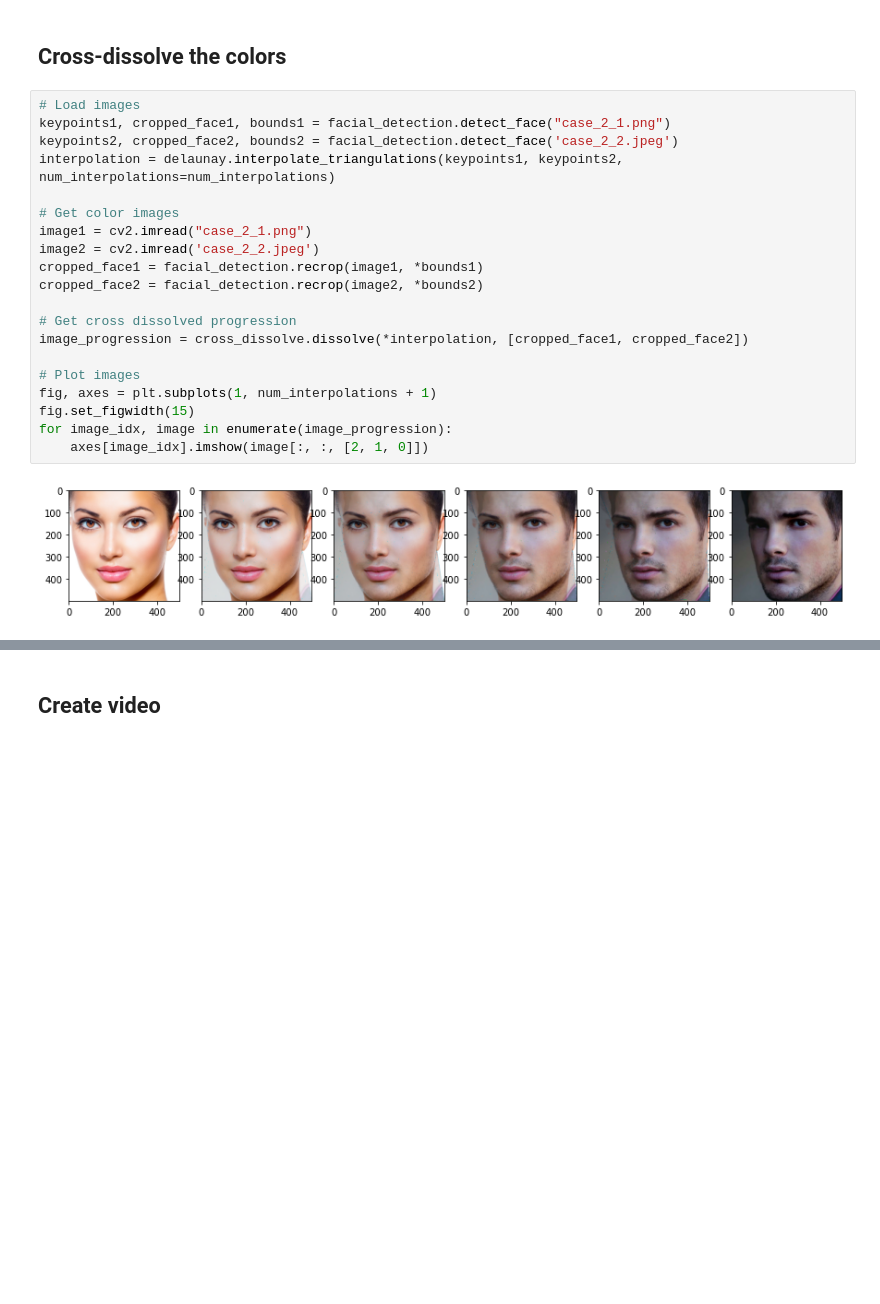
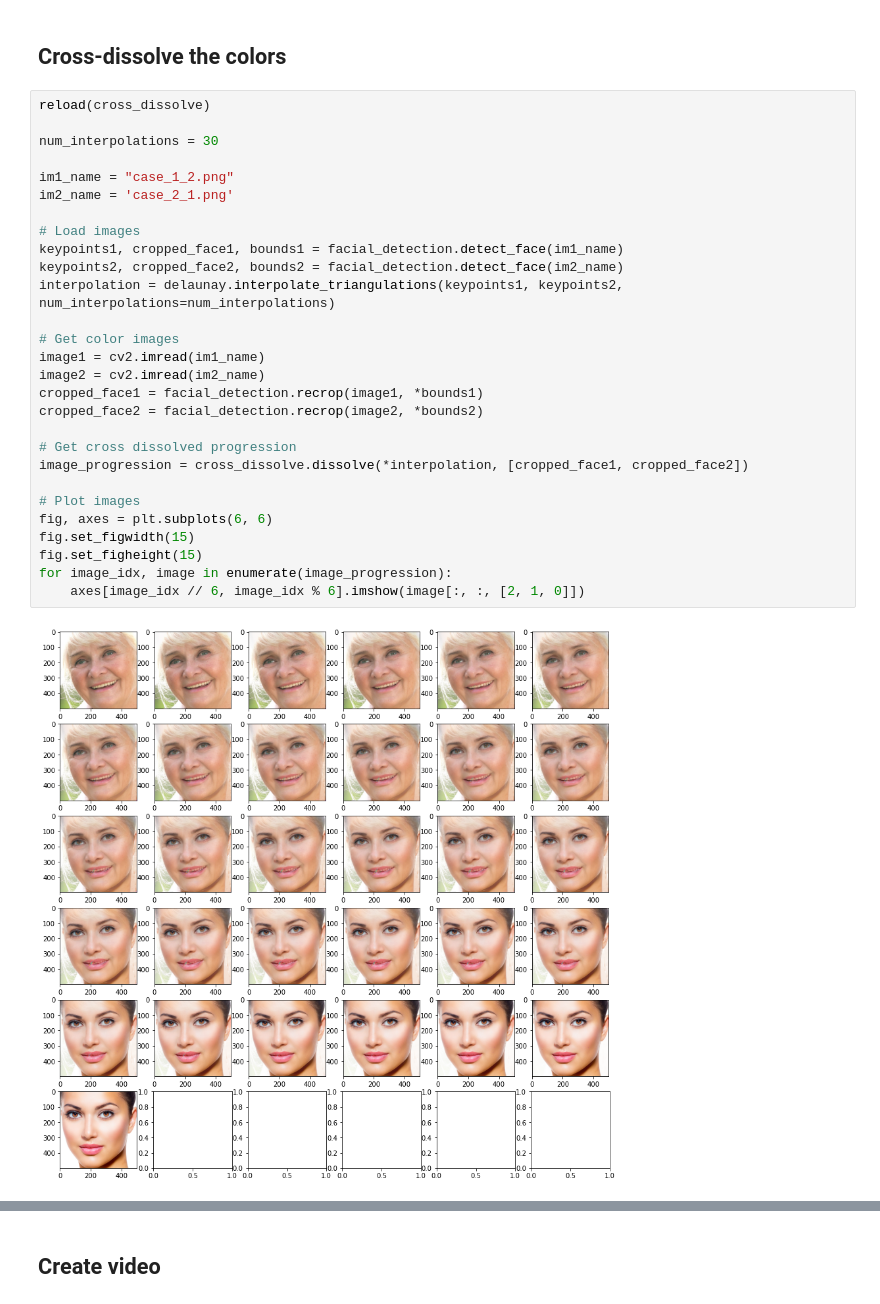
Before and after one commit to sonalimerchia/CS445FinalProject, a Jupyter notebook: face_morphing.ipynb, the cells around one changed output, grey strips where cells are left out. Cells and saved outputs as stored; diff of their text form; blank space fills up the shorter version.

```diff
--- a/face_morphing.ipynb
+++ b/face_morphing.ipynb
@@ -163,24 +163,32 @@ for time_idx in range(num_interpolations+1):
 # %% [markdown]
 ## Cross-dissolve the colors
 # %%
+reload(cross_dissolve)
+
+num_interpolations = 30
+
+im1_name = "case_1_2.png"
+im2_name = 'case_2_1.png'
+
 # Load images
-keypoints1, cropped_face1, bounds1 = facial_detection.detect_face("case_2_1.png")
-keypoints2, cropped_face2, bounds2 = facial_detection.detect_face('case_2_2.jpeg')
+keypoints1, cropped_face1, bounds1 = facial_detection.detect_face(im1_name)
+keypoints2, cropped_face2, bounds2 = facial_detection.detect_face(im2_name)
 interpolation = delaunay.interpolate_triangulations(keypoints1, keypoints2, num_interpolations=num_interpolations)
 
 # Get color images
-image1 = cv2.imread("case_2_1.png")
-image2 = cv2.imread('case_2_2.jpeg')
+image1 = cv2.imread(im1_name)
+image2 = cv2.imread(im2_name)
 cropped_face1 = facial_detection.recrop(image1, *bounds1)
 cropped_face2 = facial_detection.recrop(image2, *bounds2)
 
 # Get cross dissolved progression
 image_progression = cross_dissolve.dissolve(*interpolation, [cropped_face1, cropped_face2])
 
 # Plot images
-fig, axes = plt.subplots(1, num_interpolations + 1)
+fig, axes = plt.subplots(6, 6)
 fig.set_figwidth(15)
+fig.set_figheight(15)
 for image_idx, image in enumerate(image_progression):
-    axes[image_idx].imshow(image[:, :, [2, 1, 0]])
+    axes[image_idx // 6, image_idx % 6].imshow(image[:, :, [2, 1, 0]])
 # %% [output]
-[figure, old version]
+[figure, new version]
```
Also changed, not shown: parts of 4 cells of this notebook, 11 other files.
